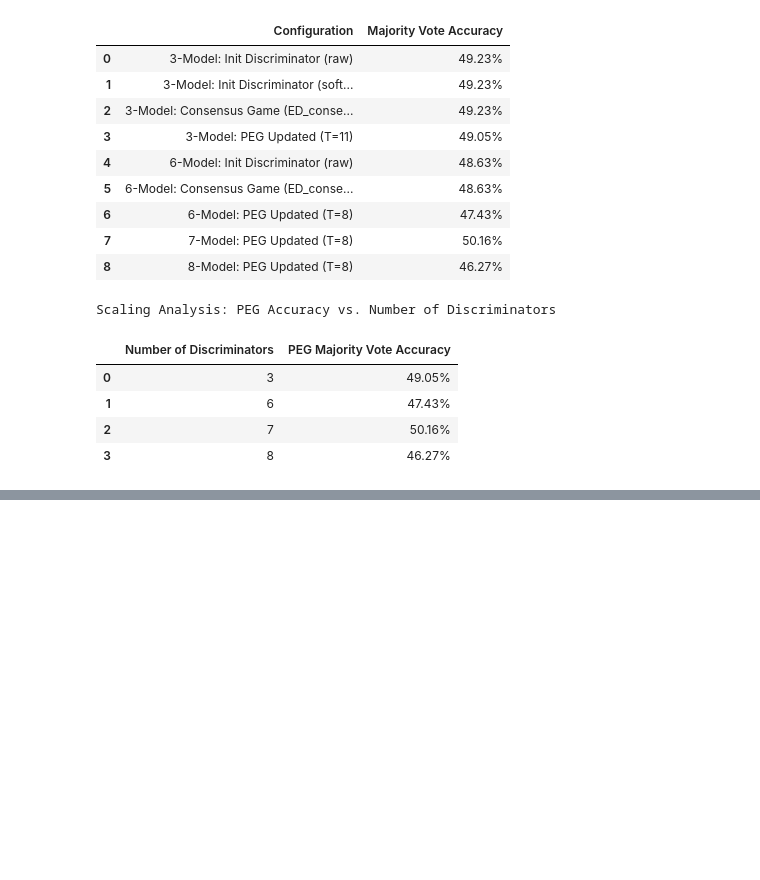
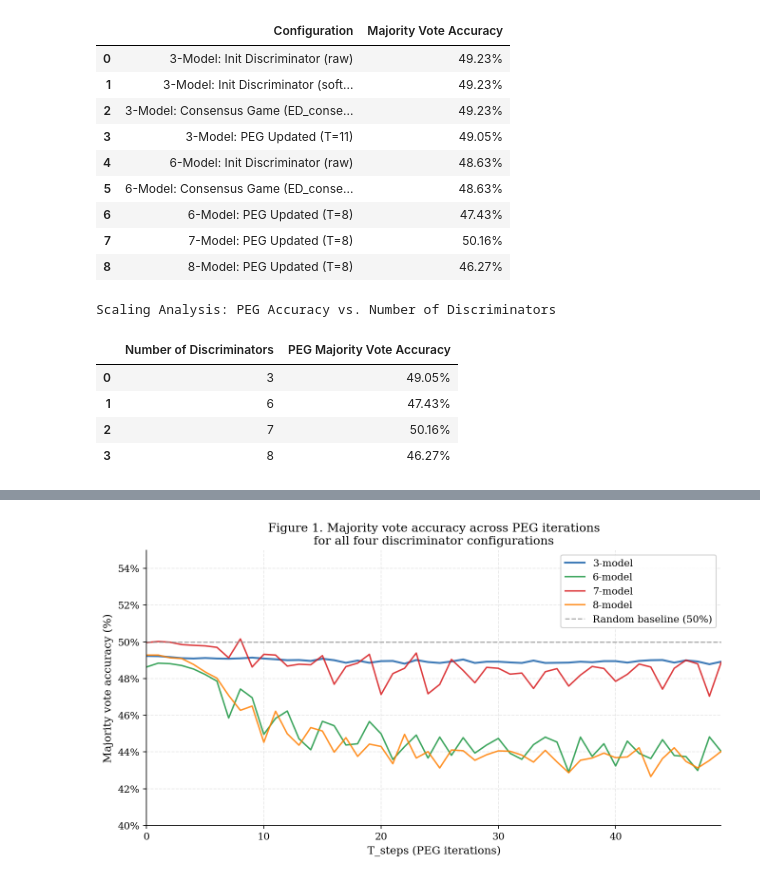
Before and after one commit to christyhui/CHui_MASDS_Thesis_PEG_Application, a Jupyter notebook: chui_thesis_contents/PEGMechanism.ipynb, the cells around one changed output, grey strips where cells are left out. Drawn from its saved outputs; the diff is of its cells as text; code cells hidden in the pictures; blank space fills up the shorter version.

```diff
--- a/chui_thesis_contents/PEGMechanism.ipynb
+++ b/chui_thesis_contents/PEGMechanism.ipynb
@@ -1099,0 +1176,16 @@ Scaling Analysis: PEG Accuracy vs. Number of Discriminators
+# %%
+# define helper to parse policy
+def parse_policy(p):
+    if isinstance(p, dict):
+        return p
+    if not isinstance(p, str):
+        return {}
+    try:
+        s_clean = re.sub(r'np\.float32\((.*?)\)', r'\1', p)
+        return ast.literal_eval(s_clean)
+    except:
+        return {}
+# %%
+def pct_to_float(s):
+    """Convert '49.23%' → 49.23"""
+    return float(str(s).replace('%', ''))
@@ -1099,0 +1703,63 @@ Scaling Analysis: PEG Accuracy vs. Number of Discriminators
+# %%
+# ══════════════════════════════════════════════════════════════════════════════
+# MASTER CALL — run all figures
+# ══════════════════════════════════════════════════════════════════════════════
+def generate_all_figures():
+    """
+    Call this once after all PEG mechanism cells have been run.
+    Assumes all required variables are in the notebook namespace.
+    """
+    print("Generating all results figures...")
+    print("="*55)
+
+    # Build the 8-model dict for per-model analysis
+    model_dfs_dict = {
+        "Qwen25_7B":       df_qwen,
+        "Mistral_7B":      df_mistral,
+        "Gemma_7B":        df_gemma,
+        "Yi_9B":           df_yi,
+        "Granite_8B":      df_granite,
+        "Zephyr_7B":       df_zephyr,
+        "DeepSeek_LLM":    df_deepseek_llm,
+        "DeepSeek_R1_Qwen":df_deepseek_qwen,
+    }
+
+    print("\n[1/8] Iteration sweep...")
+    plot_iteration_sweep(plot_df_all)
+
+    print("\n[2/8] Scaling analysis...")
+    plot_scaling_analysis(
+        results_3_peg, results_6_peg, results_7_peg, results_8_peg,
+        results_3_init_dis, results_6_init_dis
+    )
+
+    print("\n[3/8] Model prediction distributions...")
+    plot_model_distributions(model_dfs_dict, label_col='answer_letter')
+
+    print("\n[4/8] Configuration comparison...")
+    plot_configuration_comparison(comparison)
+
+    print("\n[5/8] Accuracy by true label...")
+    plot_accuracy_by_label(model_dfs_dict, label_col='answer_letter')
+
+    print("\n[6/8] Policy entropy...")
+    plot_policy_entropy(model_dfs_dict)
+
+    print("\n[7/8] Alignment analysis...")
+    plot_alignment_analysis(
+        discriminator_3dict,
+        discriminator_3dict_update,
+        label_col='answer_letter'
+    )
+
+    print("\n[8/8] Confidence vs. correctness...")
+    plot_confidence_vs_correctness(model_dfs_dict, label_col='answer_letter')
+
+    print("\n" + "="*55)
+    print("All figures saved to figures/")
+    print("="*55)
+
+
+# ── Run ────────────────────────────────────────────────────────────────────────
+generate_all_figures()
+# %% [output]
@@ -1099,0 +1770 @@ Scaling Analysis: PEG Accuracy vs. Number of Discriminators
+[figure, added]
```
Also changed, not shown: parts of 36 cells of this notebook, 14 other files.
